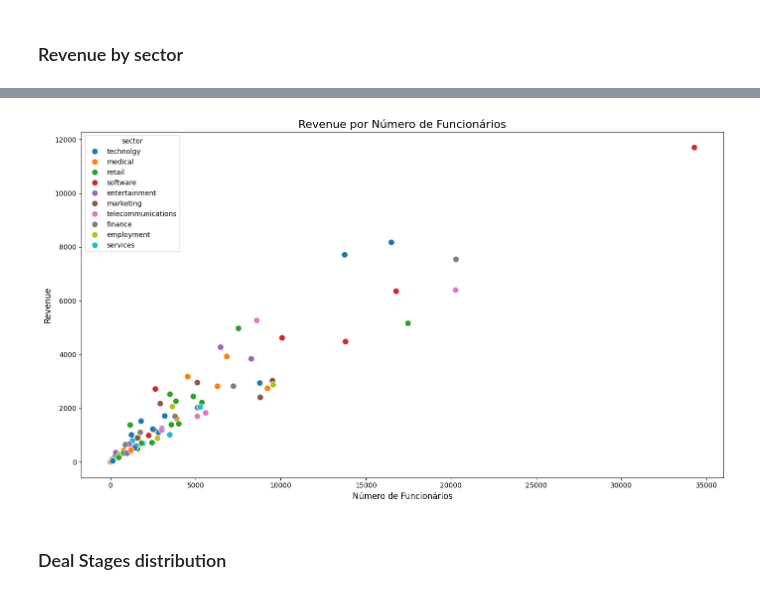
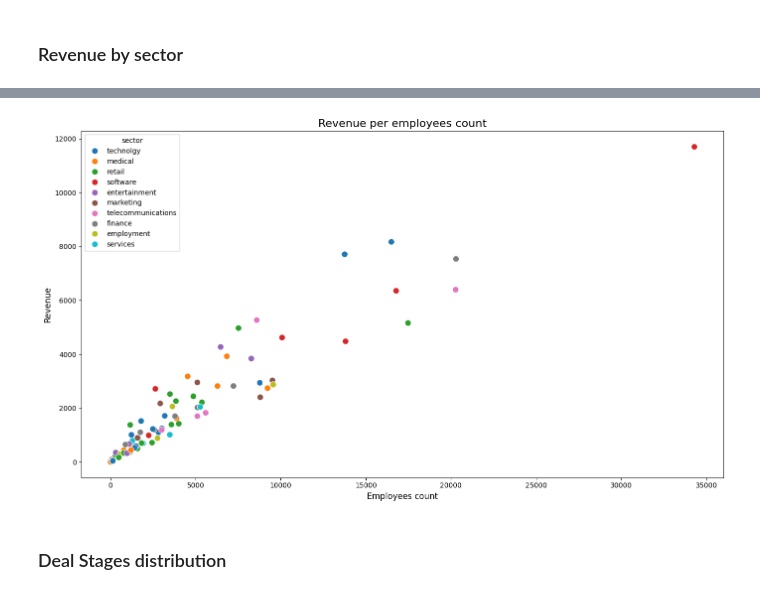
Before and after one commit to DiogoSoares3/CRM-AI-Analysis, a Jupyter notebook: notebooks/CRM_analysis.ipynb, the cells around one changed output, grey strips where cells are left out. Drawn from its saved outputs; the diff is of its cells as text; code cells hidden in the pictures.

```diff
--- a/notebooks/CRM_analysis.ipynb
+++ b/notebooks/CRM_analysis.ipynb
@@ -719,13 +757,13 @@ plt.show()
 # %%
 plt.figure(figsize=(14, 8))
 sns.scatterplot(data=accounts_df, x='employees', y='revenue', color='blue', s=80, hue='sector')
-plt.title('Revenue por Número de Funcionários', fontsize=16)
-plt.xlabel('Número de Funcionários', fontsize=12)
+plt.title('Revenue per employees count', fontsize=16)
+plt.xlabel('Employees count', fontsize=12)
 plt.ylabel('Revenue', fontsize=12)
 plt.tight_layout()
 plt.show()
 # %% [output]
-[figure, old version]
+[figure, new version]
 # %% [markdown]
 ### Deal Stages distribution
 # %%
```
Also changed, not shown: parts of 58 cells of this notebook, 4 other files.
